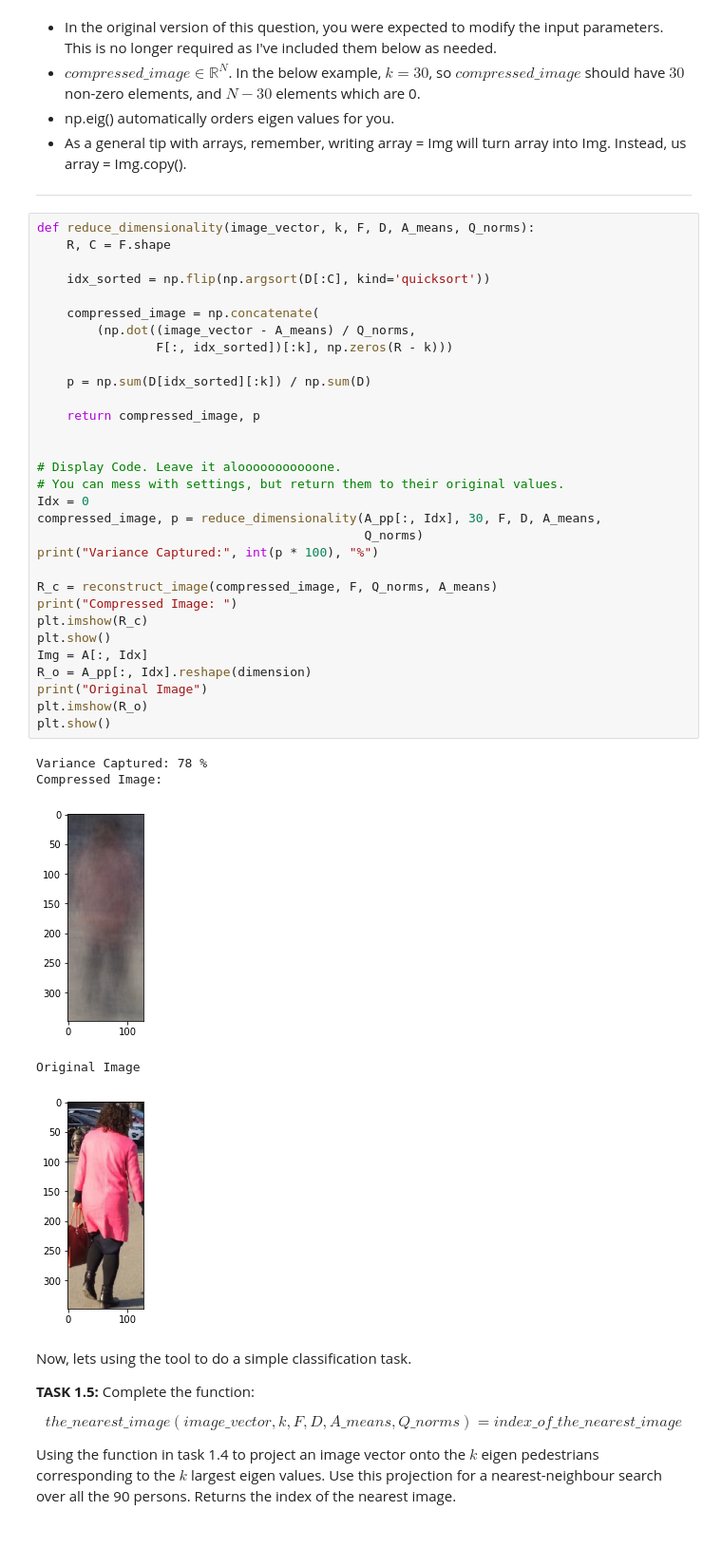
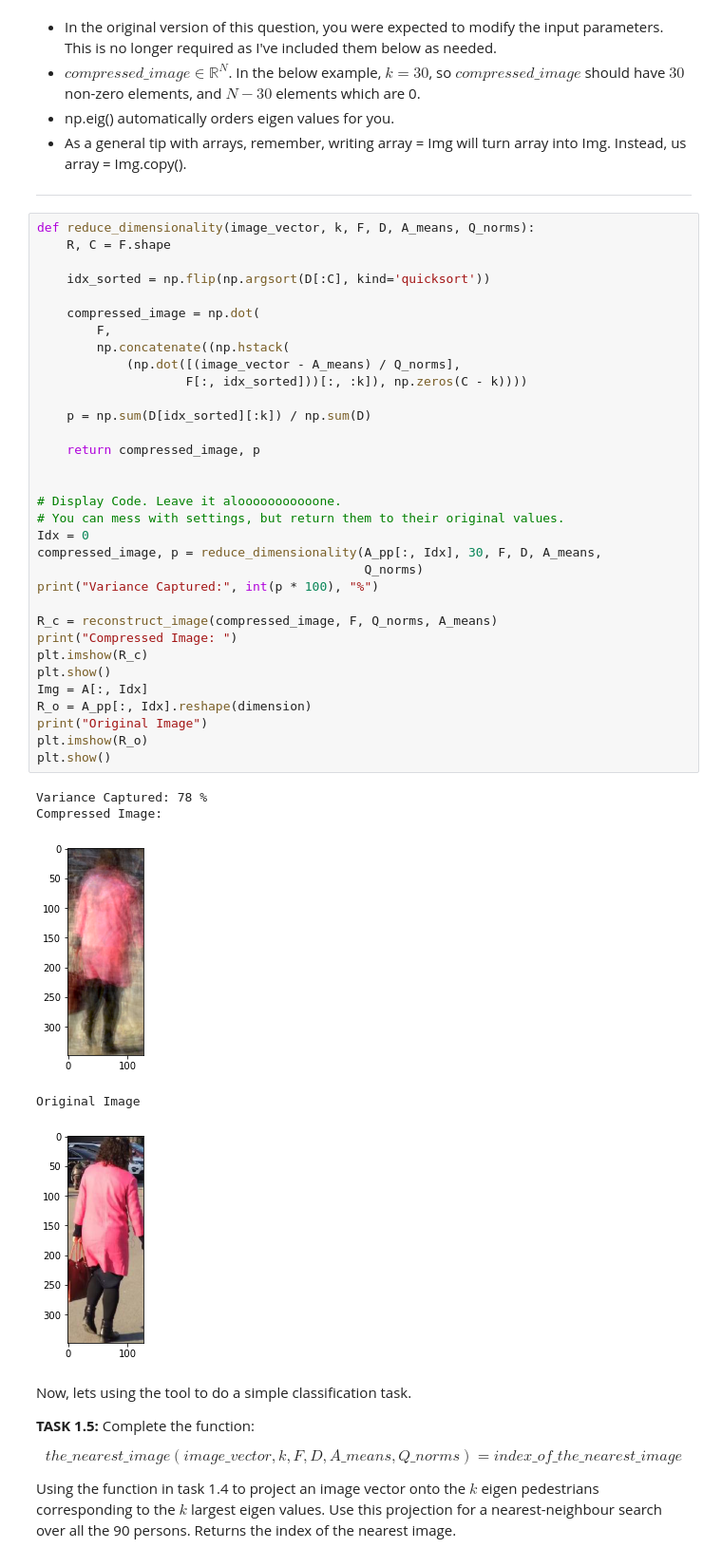
Before and after one commit to itsyuxuan/comp3670-2021-ass4, a Jupyter notebook: u6828533.ipynb, the cells around one changed output. Shown: that part at 95% size. Drawn from its saved outputs; the diff is of its cells as text.

```diff
--- a/u6828533.ipynb
+++ b/u6828533.ipynb
@@ -277,37 +277,39 @@ This function projects an image vector onto the $k$ eigen pedestrians correspond
 def reduce_dimensionality(image_vector, k, F, D, A_means, Q_norms):
     R, C = F.shape
 
     idx_sorted = np.flip(np.argsort(D[:C], kind='quicksort'))
 
-    compressed_image = np.concatenate(
-        (np.dot((image_vector - A_means) / Q_norms,
-                F[:, idx_sorted])[:k], np.zeros(R - k)))
+    compressed_image = np.dot(
+        F,
+        np.concatenate((np.hstack(
+            (np.dot([(image_vector - A_means) / Q_norms],
+                    F[:, idx_sorted]))[:, :k]), np.zeros(C - k))))
 
     p = np.sum(D[idx_sorted][:k]) / np.sum(D)
 
     return compressed_image, p
 
 
 # Display Code. Leave it alooooooooooone.
 # You can mess with settings, but return them to their original values.
 Idx = 0
 compressed_image, p = reduce_dimensionality(A_pp[:, Idx], 30, F, D, A_means,
                                             Q_norms)
 print("Variance Captured:", int(p * 100), "%")
 
 R_c = reconstruct_image(compressed_image, F, Q_norms, A_means)
 print("Compressed Image: ")
 plt.imshow(R_c)
 plt.show()
 Img = A[:, Idx]
 R_o = A_pp[:, Idx].reshape(dimension)
 print("Original Image")
 plt.imshow(R_o)
 plt.show()
 # %% [output]
 Variance Captured: 78 %
 Compressed Image:
-[figure, old version]
+[figure, new version]
 Original Image
 [figure]
 # %% [markdown]
```
Also changed, not shown: parts of 2 cells of this notebook.
